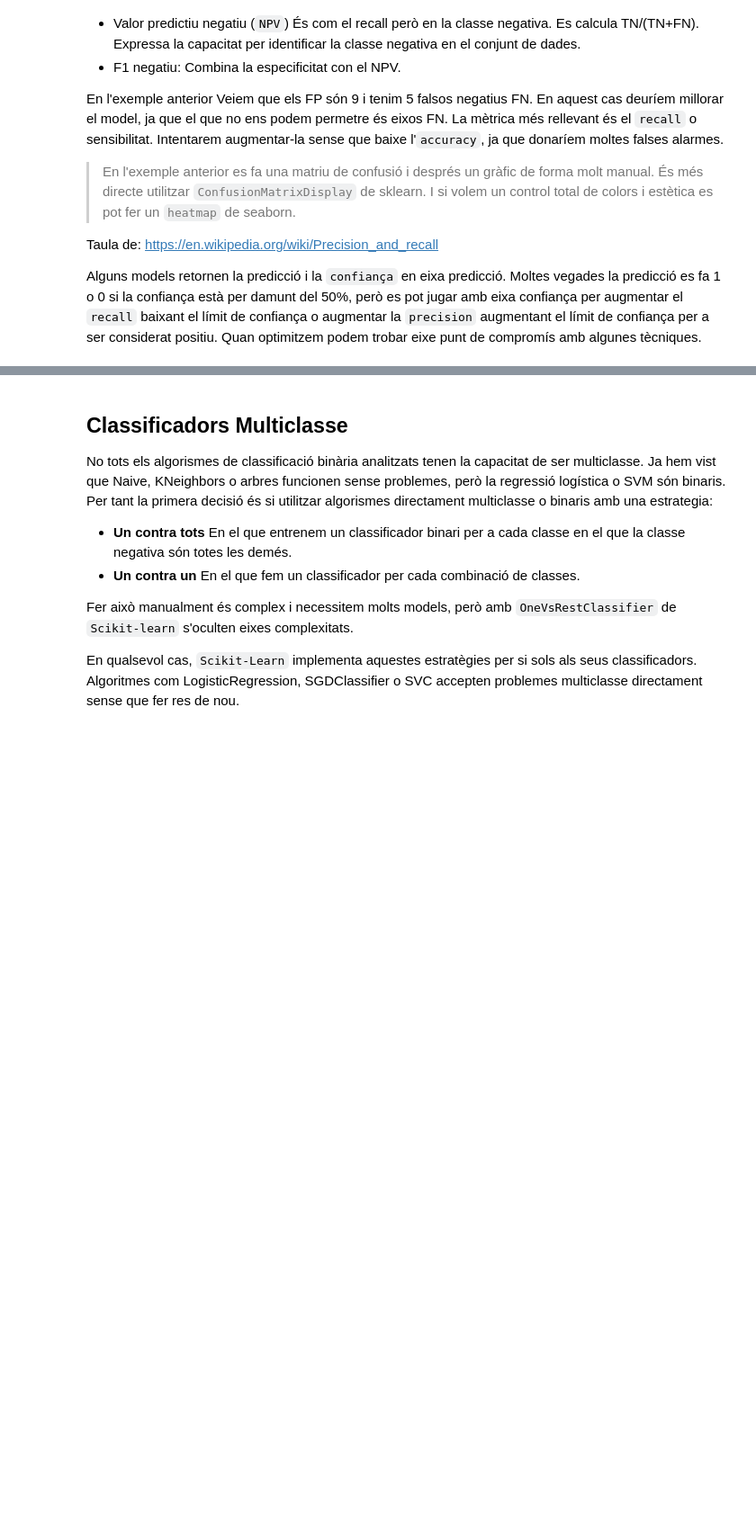
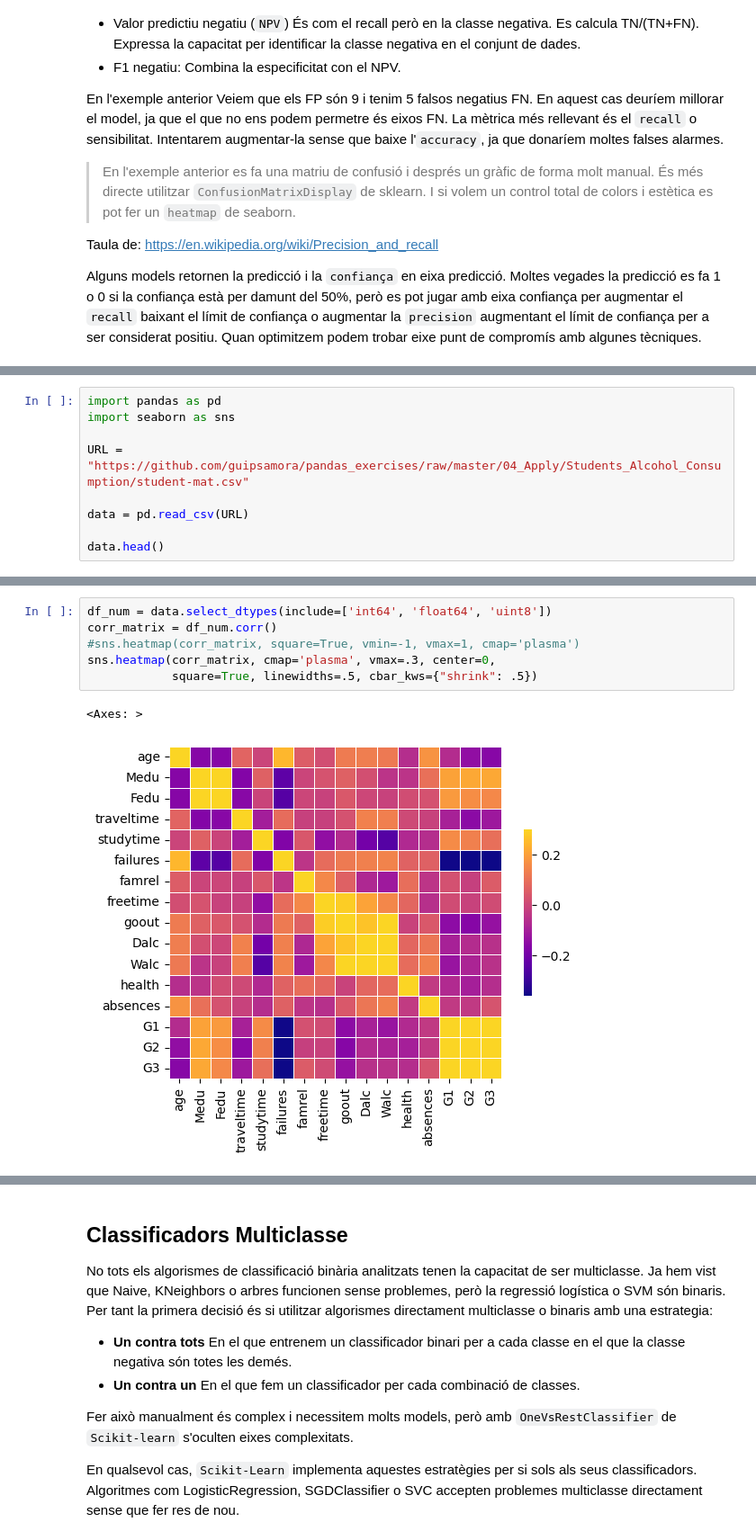
Before and after one commit to xxjcaxx/Disseny-i-avaluacio-de-models, a Jupyter notebook: apunts/documents/classificació.ipynb, the cells around one changed output, grey strips where cells are left out. Shown at 90% size. Drawn from its saved outputs; the diff is of its cells as text; blank space fills up the shorter version.

```diff
--- a/apunts/documents/classificació.ipynb
+++ b/apunts/documents/classificació.ipynb
@@ -1495,0 +1498,9 @@ Alguns models retornen la predicció i la `confiança` en eixa predicció. Molte
+# %%
+import pandas as pd
+import seaborn as sns
+
+URL = "https://github.com/guipsamora/pandas_exercises/raw/master/04_Apply/Students_Alcohol_Consumption/student-mat.csv"
+
+data = pd.read_csv(URL)
+
+data.head()
@@ -1495,0 +1547,9 @@ Alguns models retornen la predicció i la `confiança` en eixa predicció. Molte
+# %%
+df_num = data.select_dtypes(include=['int64', 'float64', 'uint8'])
+corr_matrix = df_num.corr()
+#sns.heatmap(corr_matrix, square=True, vmin=-1, vmax=1, cmap='plasma')
+sns.heatmap(corr_matrix, cmap='plasma', vmax=.3, center=0,
+            square=True, linewidths=.5, cbar_kws={"shrink": .5})
+# %% [output]
+<Axes: >
+[figure, added]
```
Also changed, not shown: parts of 13 cells of this notebook, 2 other files.
